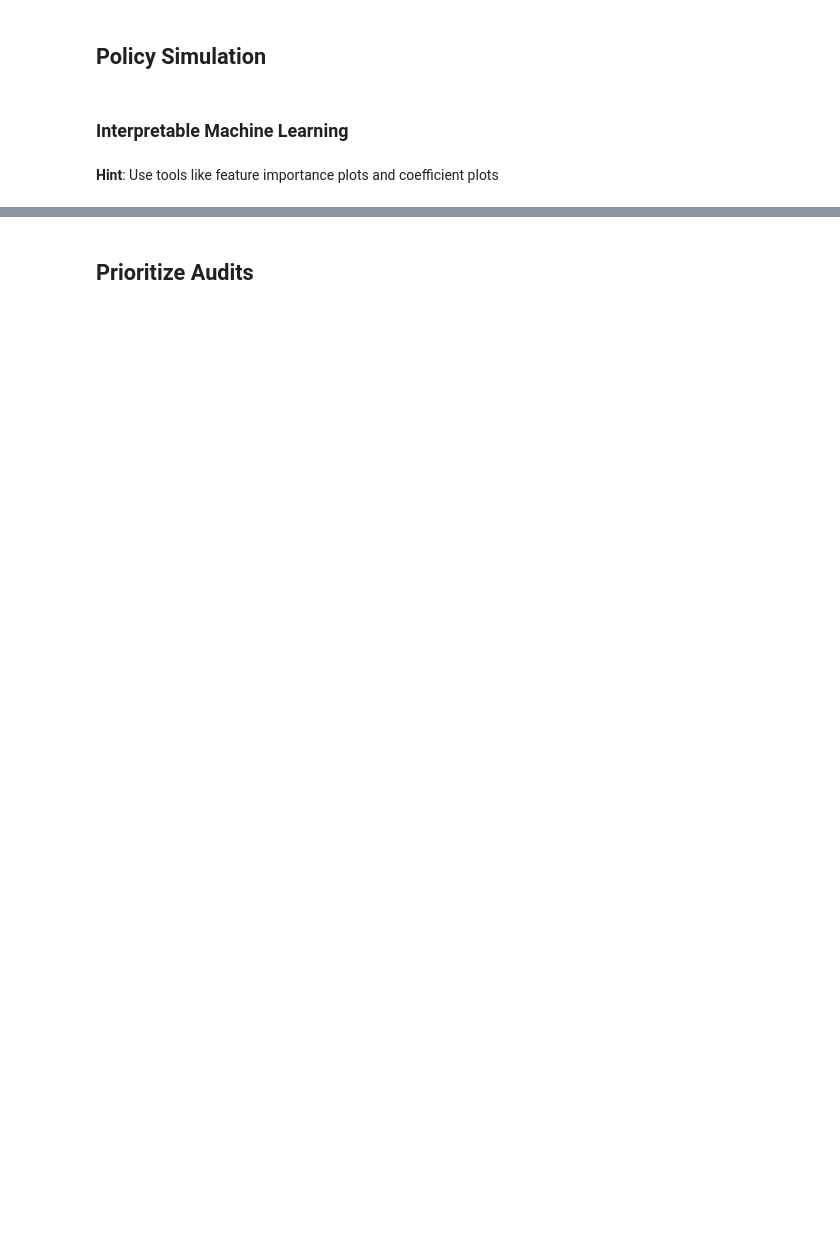
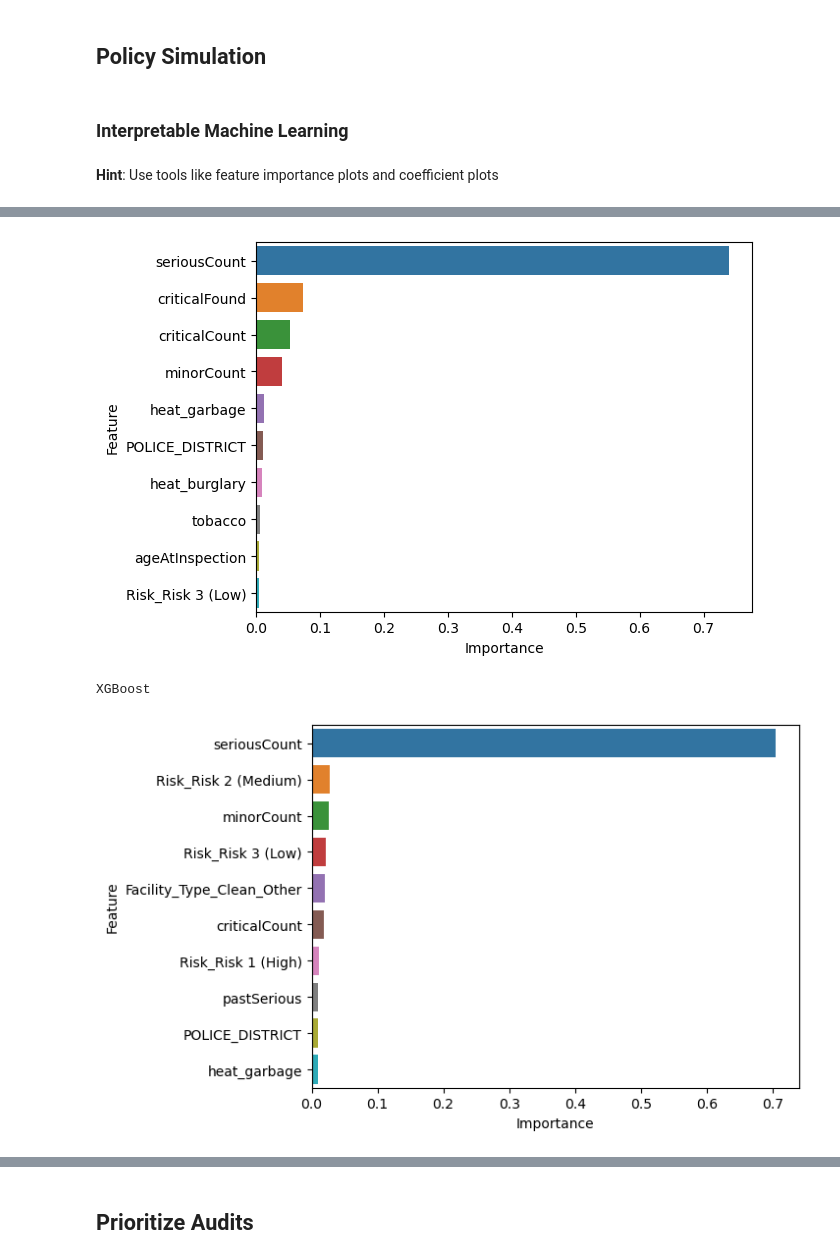
Before and after one commit to paigenpark/Computational-Social-Science-Projects, a Jupyter notebook: project-3/project-3-paige.ipynb, the cells around one changed output, grey strips where cells are left out. Drawn from its saved outputs; the diff is of its cells as text; code cells hidden in the pictures; blank space fills up the shorter version.

```diff
--- a/project-3/project-3-paige.ipynb
+++ b/project-3/project-3-paige.ipynb
@@ -215,21 +262,21 @@ xgb_classifier = xgb.XGBClassifier(random_state=10)
 
 # define param grid
 param_grid = {
-    'max_depth': [3, 4, 5],
-    'learning_rate': [0.1, 0.01, 0.001],
-    'n_estimators': [100, 200, 300],
-    'subsample': [0.5, 0.7, 1],
-    #'colsample_bytree': [0.5, 0.7, 1]
+    'max_depth': [4, 5],
+    #'learning_rate': [0.1, 0.01],
+    'n_estimators': [100, 200]
+    # 'subsample': [0.5, 0.7, 1],
+    # 'colsample_bytree': [0.5, 0.7, 1]
     # could add more here, but this is enough for now
 }
 
 # initialize grid search
-grid_search = GridSearchCV(estimator=xgb_classifier, param_grid=param_grid, cv=3, verbose=2)
+xgb_grid = GridSearchCV(estimator=xgb_classifier, param_grid=param_grid, cv=3, verbose=2)
 
 # fit grid search to data
-grid_search.fit(X, y)
+xgb_grid.fit(X, y)
 
 # Print best parameters and best score
-print("Best parameters found: ", grid_search.best_params_)
-print("Best score found: ", grid_search.best_score_)
+print("Best parameters found: ", xgb_grid.best_params_)
+print("Best score found: ", xgb_grid.best_score_)
 # %% [output]
@@ -294,0 +340,28 @@ KeyboardInterrupt:
+# %%
+# feature importance plots
+
+# random forest
+feat_importances = pd.concat([pd.DataFrame(X.columns),pd.DataFrame(np.transpose(rf_grid.best_estimator_.feature_importances_))], axis = 1)
+feat_importances.columns = ["Feature", "Importance"]
+
+# plot
+sns.barplot(x = "Importance",
+            y = "Feature",
+            data = feat_importances.nlargest(10, 'Importance')) # identify the 10 most important features
+plt.show()
+
+# XGBoost
+print("XGBoost")
+feat_importances = pd.concat([pd.DataFrame(X.columns),pd.DataFrame(np.transpose(xgb_grid.best_estimator_.feature_importances_))], axis = 1)
+feat_importances.columns = ["Feature", "Importance"]
+
+# plot
+sns.barplot(x = "Importance",
+            y = "Feature",
+
+            data = feat_importances.nlargest(10, 'Importance')) # identify the 10 most important features
+plt.show()
+# %% [output]
+[figure, added]
+XGBoost
+[figure, added]
```
Also changed, not shown: parts of 45 cells of this notebook.
